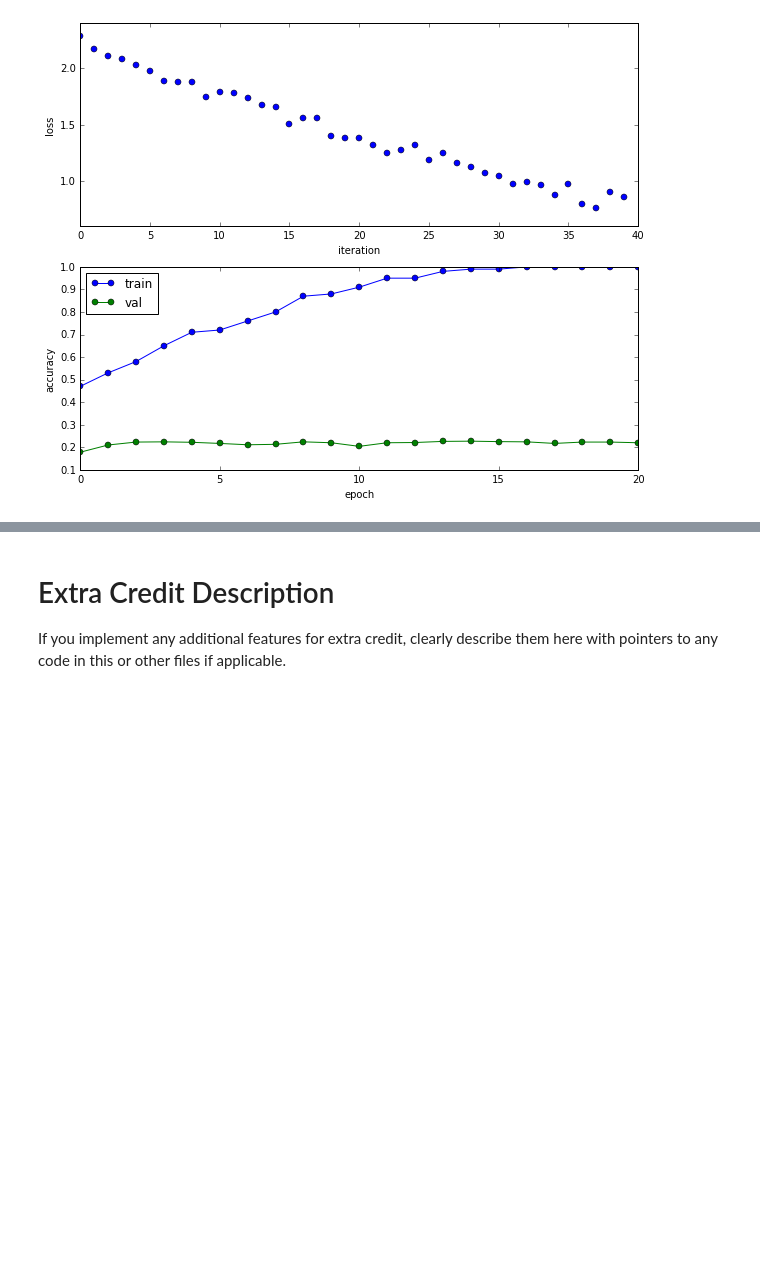
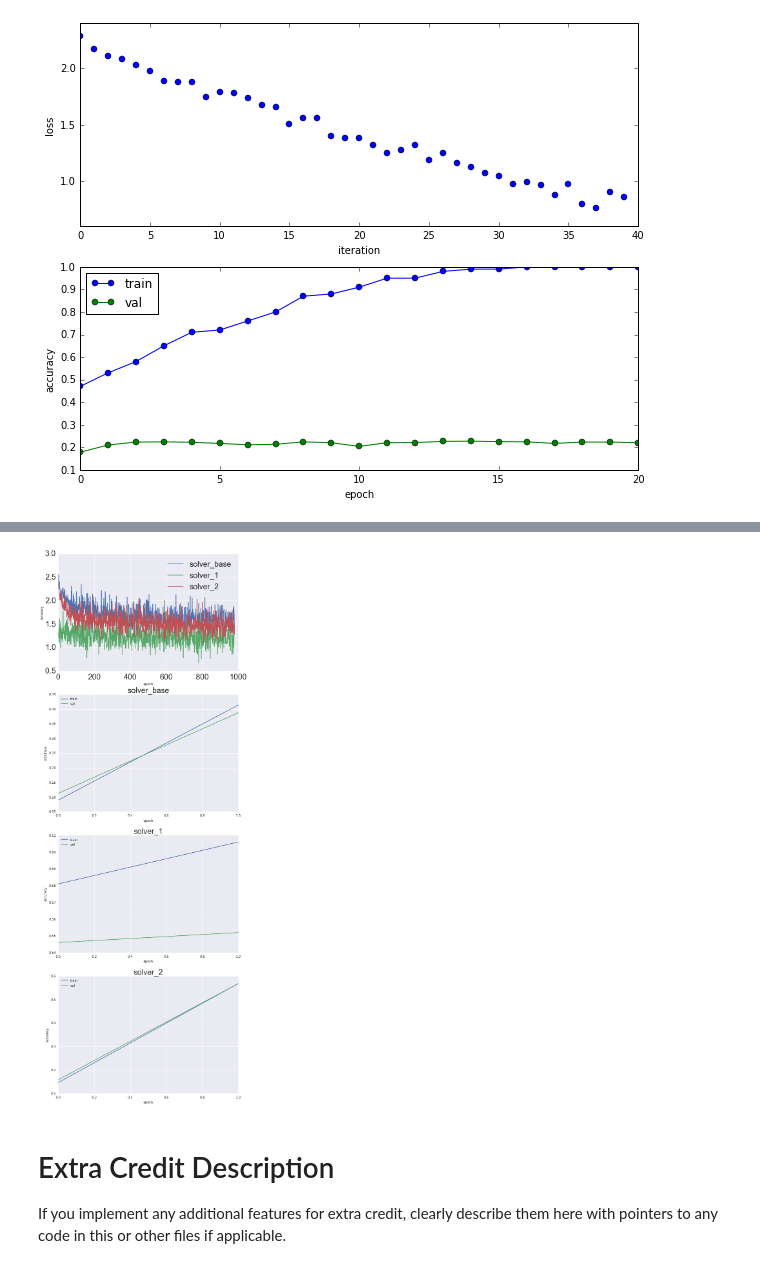
Before and after one commit to cthorey/CS231, a Jupyter notebook: assignment2/ConvolutionalNetworks.ipynb, the cells around one changed output, grey strips where cells are left out. Saved outputs shown, nothing was run; the diff lists cells and outputs as text; code cells hidden in the pictures; blank space fills up the shorter version.

```diff
--- a/assignment2/ConvolutionalNetworks.ipynb
+++ b/assignment2/ConvolutionalNetworks.ipynb
@@ -1021,3 +1013,7 @@ We use batchnorm here
+# %%
+inspect_solvers(solvers)
+# %% [output]
+[figure, added]
 # %% [markdown]
 # Extra Credit Description
 If you implement any additional features for extra credit, clearly describe them here with pointers to any code in this or other files if applicable.
```
Also changed, not shown: parts of 7 cells of this notebook, 8 other files.
